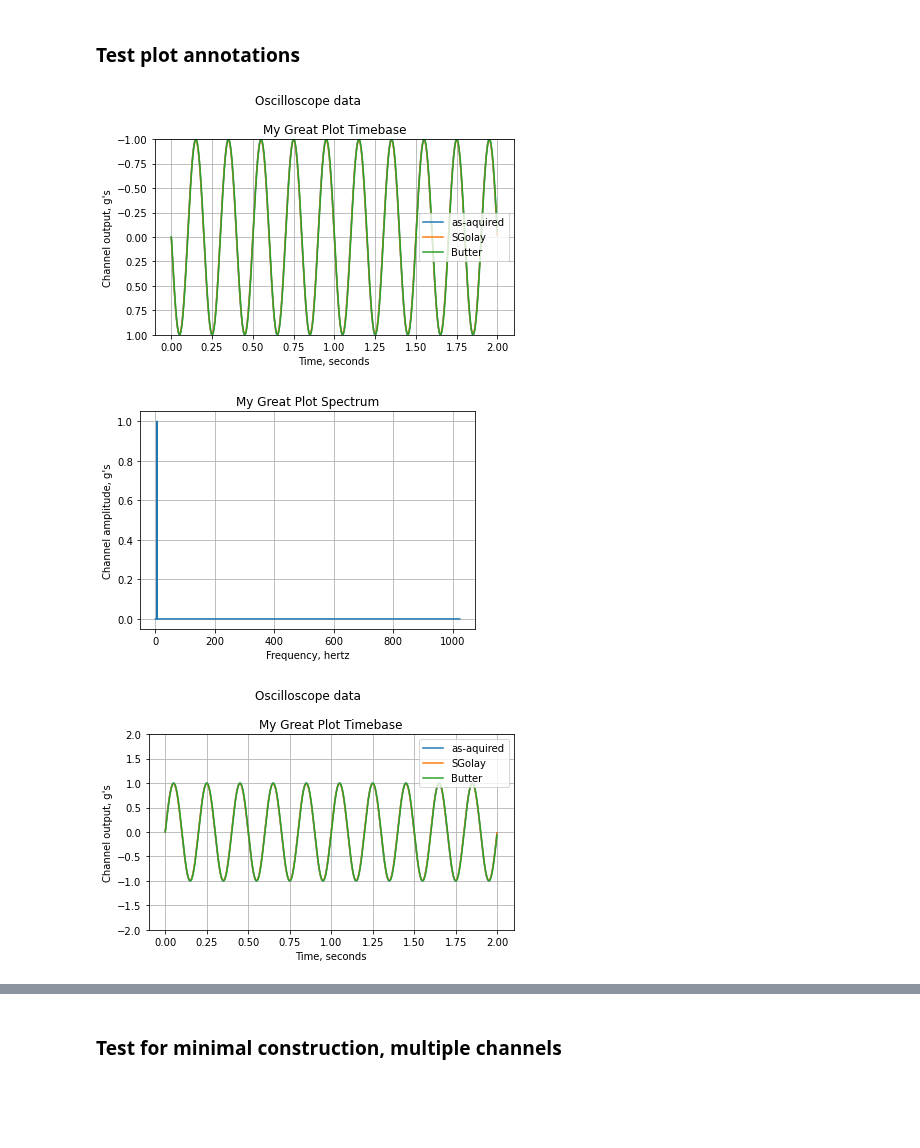
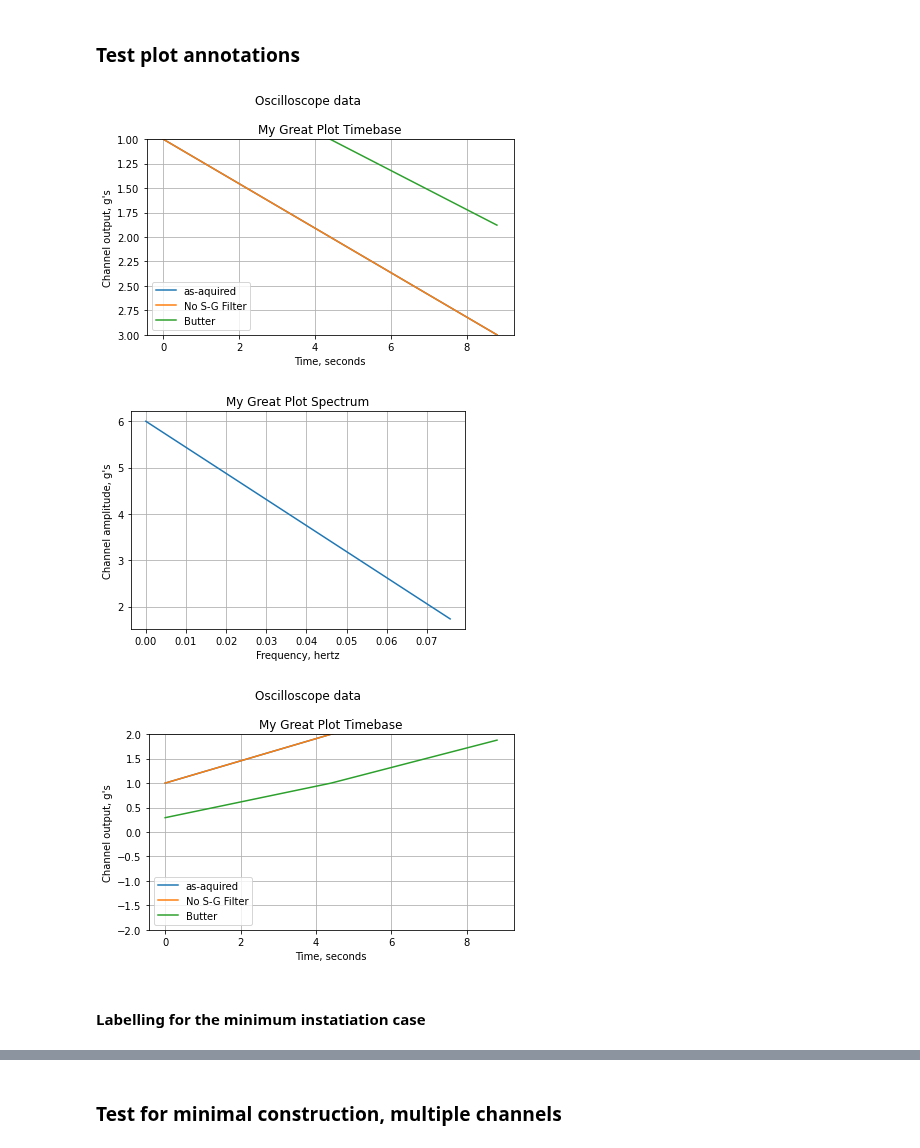
Before and after one commit to RobotSquirrelProd/AppliedVibrationAnalysis, a Jupyter notebook: AppliedVibrationAnalysis Test Harness.ipynb, the cells around one changed output, grey strips where cells are left out. Drawn from its saved outputs; the diff is of its cells as text; code cells hidden in the pictures; blank space fills up the shorter version.

```diff
--- a/AppliedVibrationAnalysis Test Harness.ipynb
+++ b/AppliedVibrationAnalysis Test Harness.ipynb
@@ -39,5 +40,5 @@ Interactive mode is helpful for visuallizing the program execution
 # %% [markdown]
 ### Test for minimal construction
 # %%
-cl_sig_testmin = cl_sig_features(np.array([1.,2., 3.]),1.1)
+ClSigTestMin = ClSigFeatures(np.array([1.,2., 3.]),1.1)
 # %%
@@ -115,4 +112,4 @@ Maximum spectral value: 1.000163
 # %% [markdown]
 ### Test for engineering units
 # %%
-cl_sig_test01.str_eu = "g's"
+ClSigTestMin.str_eu = "g's"
@@ -130,17 +127,19 @@ lst_spec = cl_sig_test01.plt_spec()
 # %% [markdown]
 ### Test plot annotations
 # %%
-cl_sig_test01.str_plot_desc = 'My Great Plot'
-lst_sigs_title = cl_sig_test01.plt_sigs()
+ClSigTestMin.str_plot_desc = 'My Great Plot'
+lst_sigs_title = ClSigTestMin.plt_sigs()
 # %% [output]
-[figure, old version]
+[figure, new version]
 # %%
-lst_spec_title = cl_sig_test01.plt_spec()
+lst_spec_title = ClSigTestMin.plt_spec()
 # %% [output]
-[figure, old version]
+[figure, new version]
 # %%
-cl_sig_test01.ylim_tb = [-2., 2.]
-lst_sigs_ylim_tb = cl_sig_test01.plt_sigs()
+ClSigTestMin.ylim_tb = [-2., 2.]
+lst_sigs_ylim_tb = ClSigTestMin.plt_sigs()
 # %% [output]
-[figure, old version]
+[figure, new version]
+# %% [markdown]
+#### Labelling for the minimum instatiation case
 # %%
```
Also changed, not shown: parts of 34 cells of this notebook, 7 other files.
